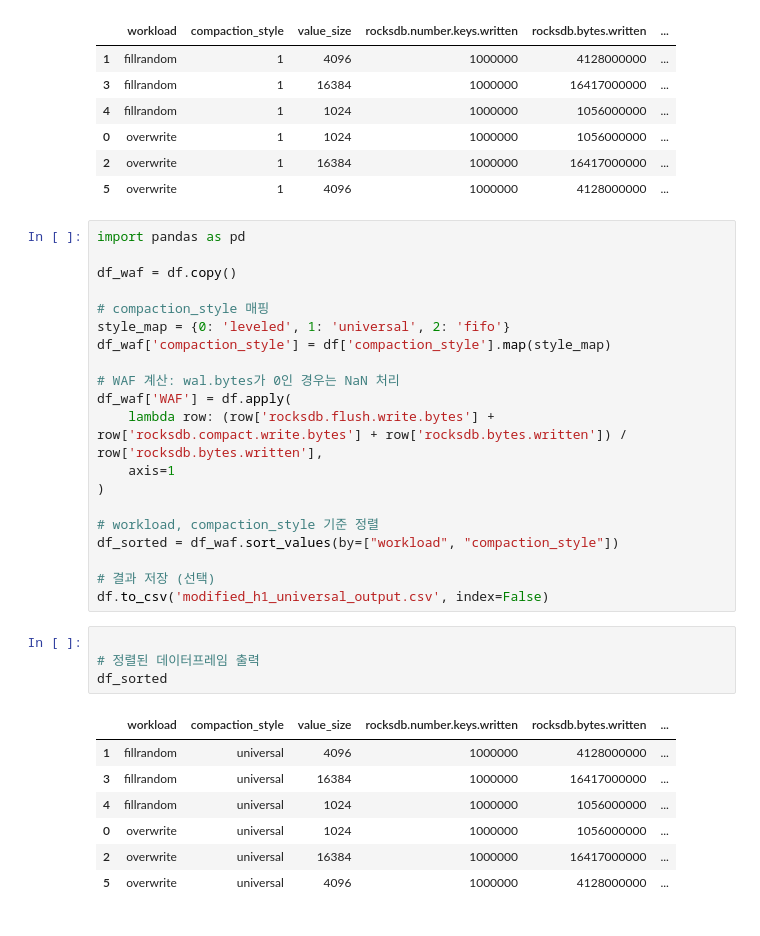
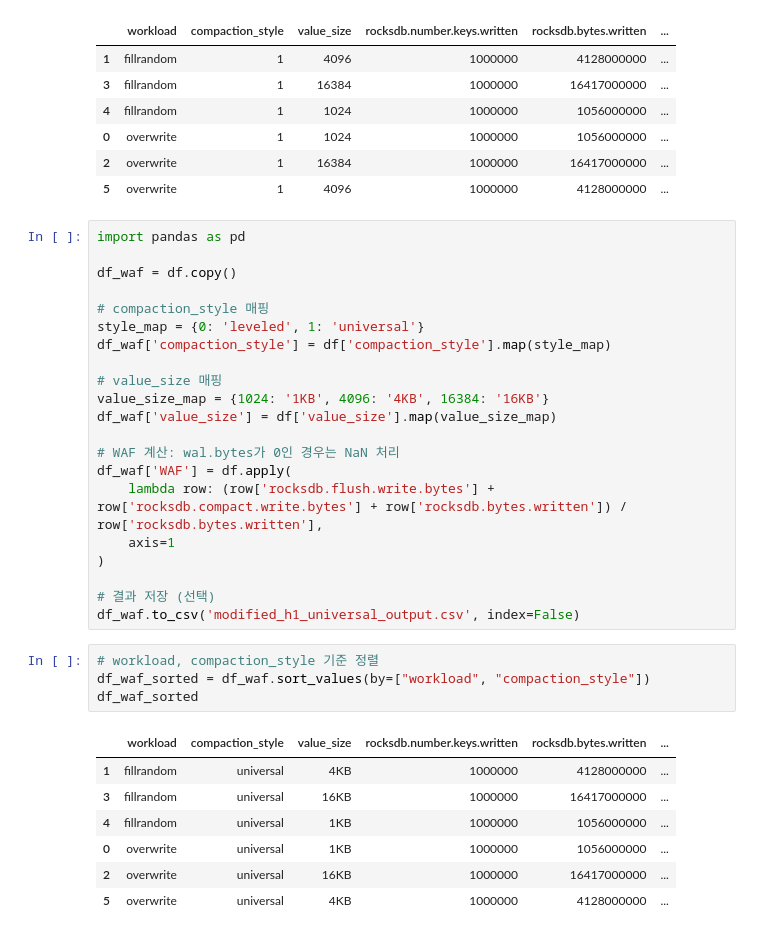
Before and after one commit to yrc00/opensource_sw_analysis, a Jupyter notebook: Lab1/H1/h1_log_to_csv.ipynb, the cells around one changed output. Drawn from its saved outputs; the diff is of its cells as text.

```diff
--- a/Lab1/H1/h1_analysis.ipynb
+++ b/Lab1/H1/h1_log_to_csv.ipynb
@@ -357,8 +365,12 @@ import pandas as pd
 df_waf = df.copy()
 
 # compaction_style 매핑
-style_map = {0: 'leveled', 1: 'universal', 2: 'fifo'}
+style_map = {0: 'leveled', 1: 'universal'}
 df_waf['compaction_style'] = df['compaction_style'].map(style_map)
+
+# value_size 매핑
+value_size_map = {1024: '1KB', 4096: '4KB', 16384: '16KB'}
+df_waf['value_size'] = df['value_size'].map(value_size_map)
 
 # WAF 계산: wal.bytes가 0인 경우는 NaN 처리
 df_waf['WAF'] = df.apply(
@@ -366,20 +378,17 @@ df_waf['WAF'] = df.apply(
     axis=1
 )
 
-# workload, compaction_style 기준 정렬
-df_sorted = df_waf.sort_values(by=["workload", "compaction_style"])
-
 # 결과 저장 (선택)
-df.to_csv('modified_h1_universal_output.csv', index=False)
+df_waf.to_csv('modified_h1_universal_output.csv', index=False)
 # %%
-
-# 정렬된 데이터프레임 출력
-df_sorted
+# workload, compaction_style 기준 정렬
+df_waf_sorted = df_waf.sort_values(by=["workload", "compaction_style"])
+df_waf_sorted
 # %% [output]
 |  | workload | compaction_style | value_size | rocksdb.number.keys.written | rocksdb.bytes.written | ... |
-| 1 | fillrandom | universal | 4096 | 1000000 | 4128000000 | ... |
-| 3 | fillrandom | universal | 16384 | 1000000 | 16417000000 | ... |
-| 4 | fillrandom | universal | 1024 | 1000000 | 1056000000 | ... |
-| 0 | overwrite | universal | 1024 | 1000000 | 1056000000 | ... |
-| 2 | overwrite | universal | 16384 | 1000000 | 16417000000 | ... |
-| 5 | overwrite | universal | 4096 | 1000000 | 4128000000 | ... |
+| 1 | fillrandom | universal | 4KB | 1000000 | 4128000000 | ... |
+| 3 | fillrandom | universal | 16KB | 1000000 | 16417000000 | ... |
+| 4 | fillrandom | universal | 1KB | 1000000 | 1056000000 | ... |
+| 0 | overwrite | universal | 1KB | 1000000 | 1056000000 | ... |
+| 2 | overwrite | universal | 16KB | 1000000 | 16417000000 | ... |
+| 5 | overwrite | universal | 4KB | 1000000 | 4128000000 | ... |
```
Also changed, not shown: parts of 4 cells of this notebook, 4 other files.
